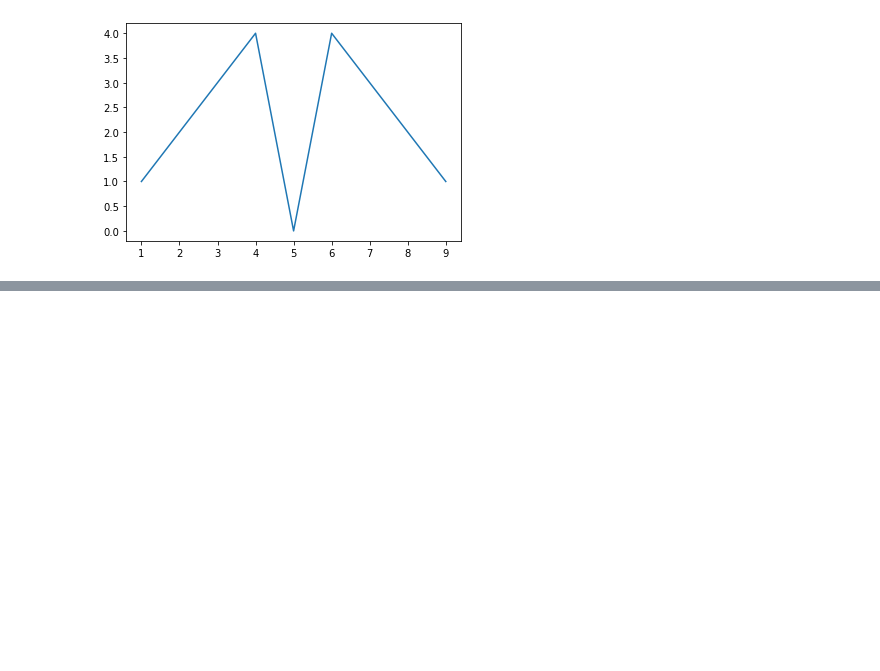
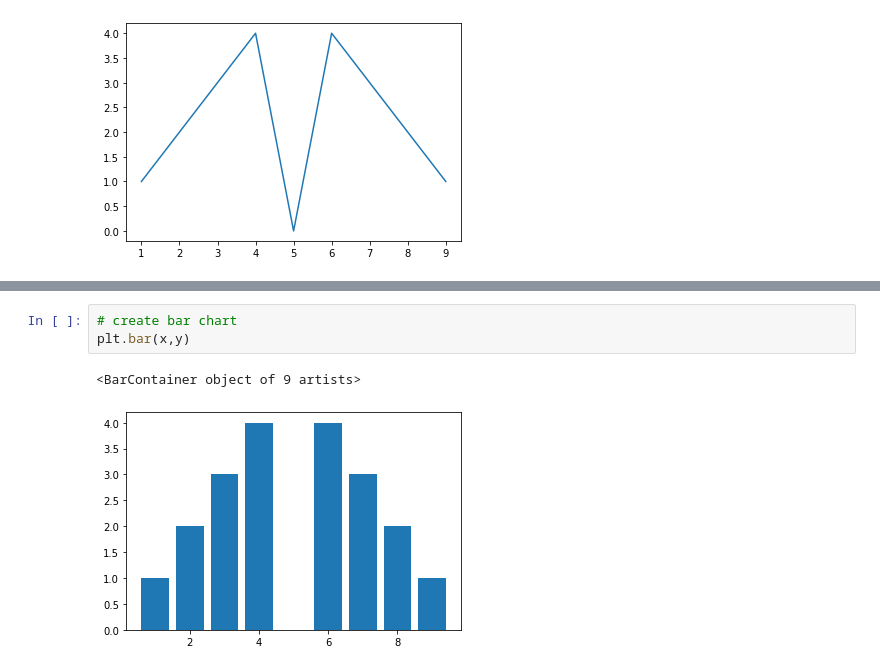
Before and after one commit to marko-polo-cheno/sandbox, a Jupyter notebook: printouts.ipynb, the cells around one changed output, grey strips where cells are left out. Drawn from its saved outputs; the diff is of its cells as text; blank space fills up the shorter version.

```diff
--- a/printouts.ipynb
+++ b/printouts.ipynb
@@ -20,0 +35,6 @@ cars= pd.read_csv
+# %%
+# create bar chart
+plt.bar(x,y)
+# %% [output]
+<BarContainer object of 9 artists>
+[figure, added]
```
Also changed, not shown: parts of 8 cells of this notebook.
